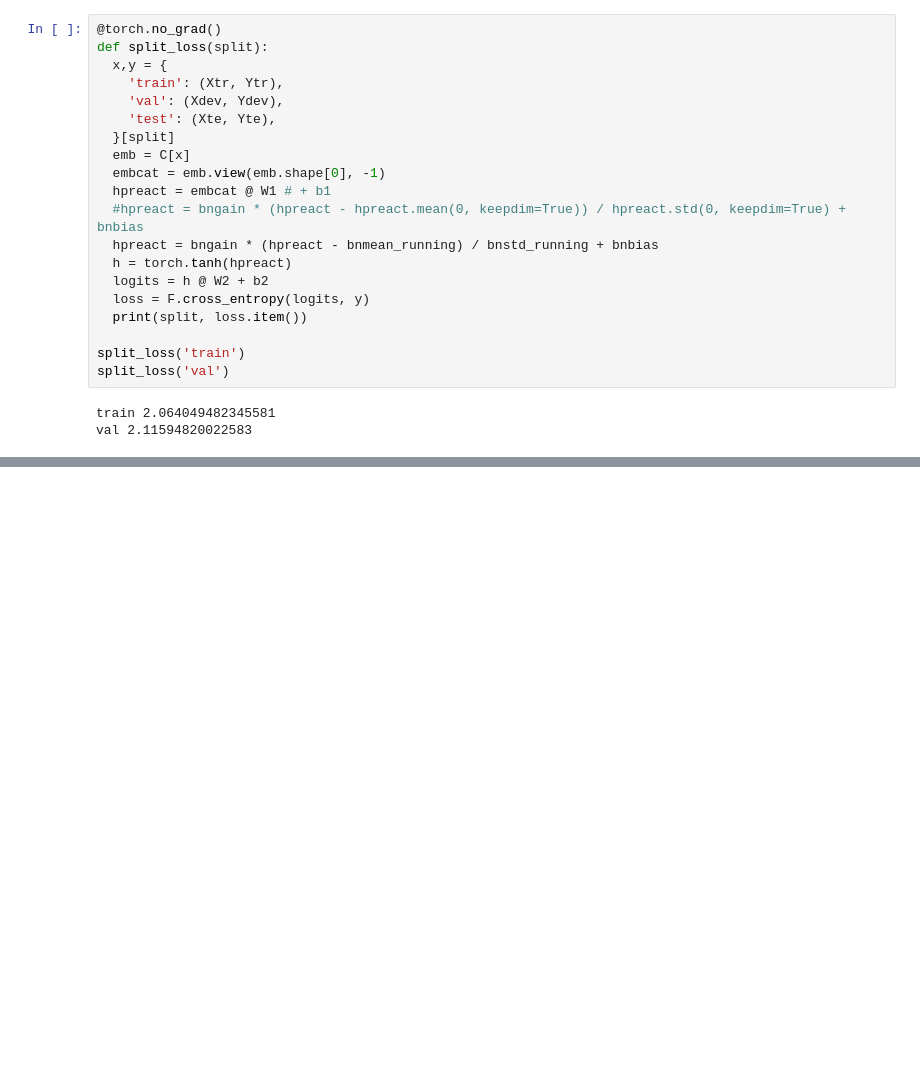
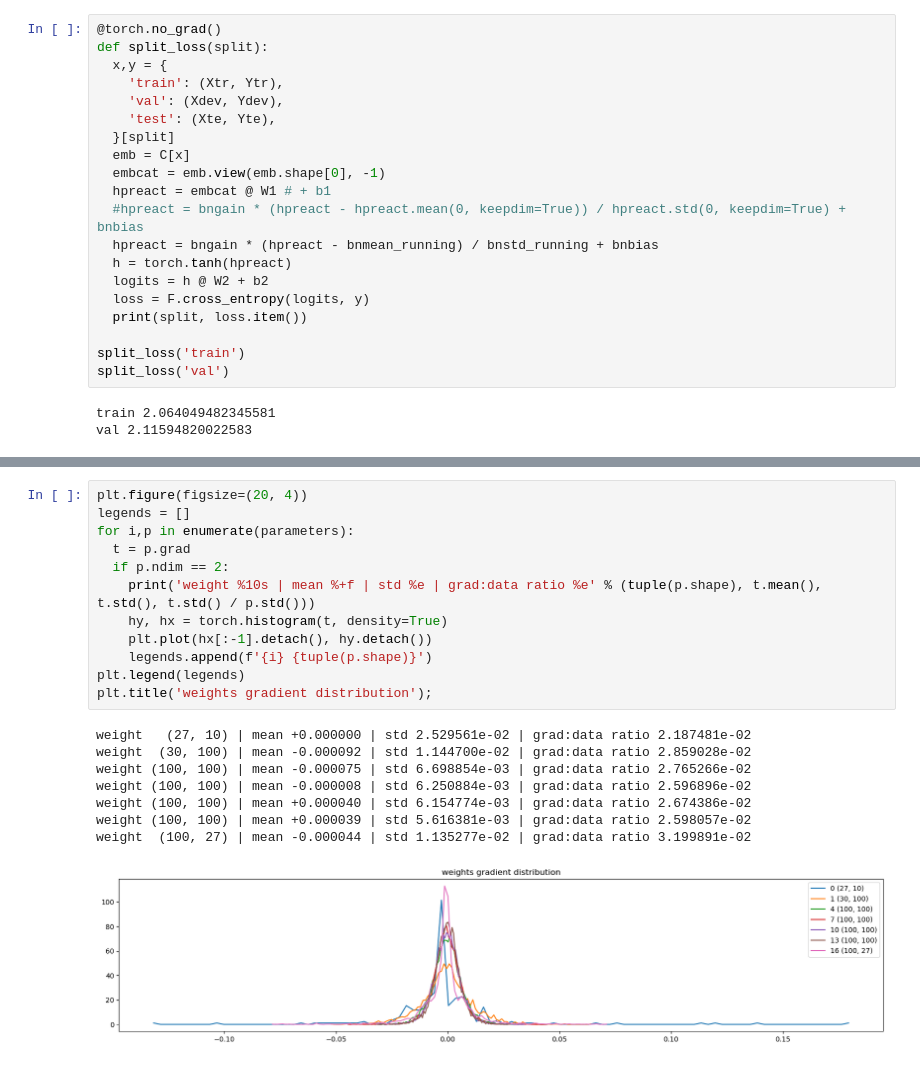
Before and after one commit to ash01825/ML-notes, a Jupyter notebook: makemore/bn/makemore-bn.ipynb, the cells around one changed output, grey strips where cells are left out. Saved outputs shown, nothing was run; the diff lists cells and outputs as text; blank space fills up the shorter version.

```diff
--- a/makemore/bn/makemore-bn.ipynb
+++ b/makemore/bn/makemore-bn.ipynb
@@ -166,0 +339,21 @@ val 2.11594820022583
+# %%
+plt.figure(figsize=(20, 4))
+legends = []
+for i,p in enumerate(parameters):
+  t = p.grad
+  if p.ndim == 2:
+    print('weight %10s | mean %+f | std %e | grad:data ratio %e' % (tuple(p.shape), t.mean(), t.std(), t.std() / p.std()))
+    hy, hx = torch.histogram(t, density=True)
+    plt.plot(hx[:-1].detach(), hy.detach())
+    legends.append(f'{i} {tuple(p.shape)}')
+plt.legend(legends)
+plt.title('weights gradient distribution');
+# %% [output]
+weight   (27, 10) | mean +0.000000 | std 2.529561e-02 | grad:data ratio 2.187481e-02
+weight  (30, 100) | mean -0.000092 | std 1.144700e-02 | grad:data ratio 2.859028e-02
+weight (100, 100) | mean -0.000075 | std 6.698854e-03 | grad:data ratio 2.765266e-02
+weight (100, 100) | mean -0.000008 | std 6.250884e-03 | grad:data ratio 2.596896e-02
+weight (100, 100) | mean +0.000040 | std 6.154774e-03 | grad:data ratio 2.674386e-02
+weight (100, 100) | mean +0.000039 | std 5.616381e-03 | grad:data ratio 2.598057e-02
+weight  (100, 27) | mean -0.000044 | std 1.135277e-02 | grad:data ratio 3.199891e-02
+[figure, added]
```
Also changed, not shown: parts of 6 cells of this notebook.
